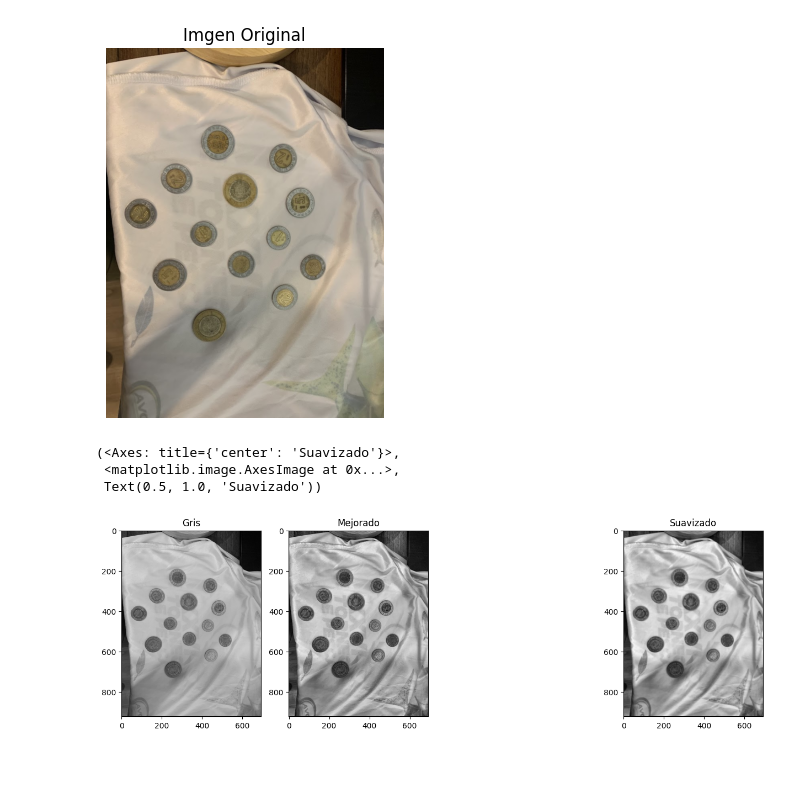
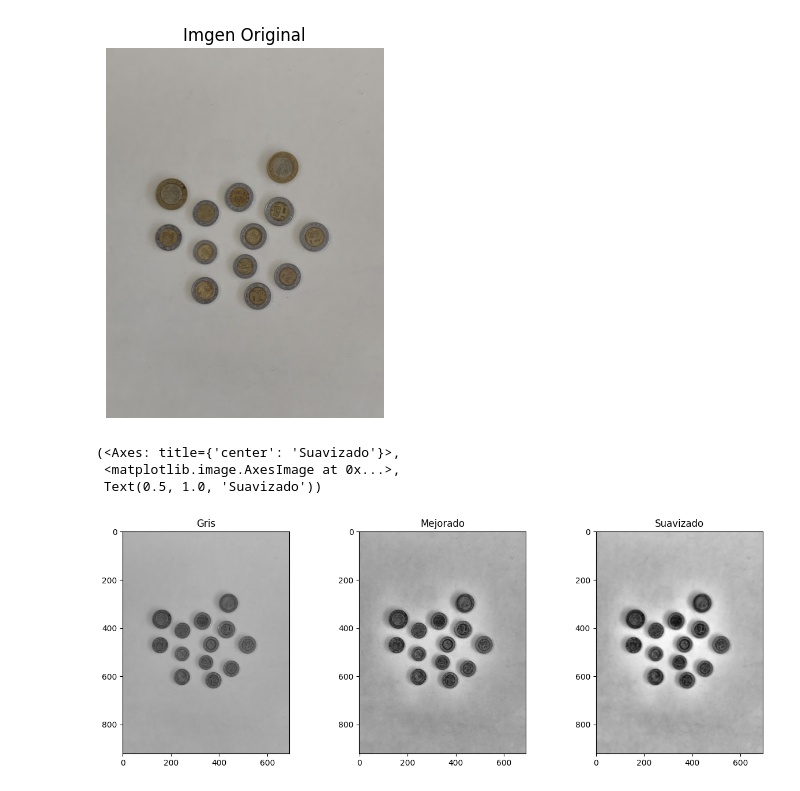
Before and after one commit to Mojarras7/TC1001S, a Jupyter notebook: coin_counter/Coin Counter.ipynb, the cells around one changed output. Drawn from its saved outputs; the diff is of its cells as text; code cells hidden in the pictures; blank space fills up the shorter version.

Commit message:
improved filter parameters, added more images

```diff
--- a/coin_counter/Coin Counter.ipynb
+++ b/coin_counter/Coin Counter.ipynb
@@ -21,10 +21,10 @@ except:
 # ========== LOAD IMAGE ==========
 
 if tkinter_available:
-    Tk().withdraw()
-    file_name = askopenfilename(title="Select an image file", filetypes=[("Image files", "*.jpg *.jpeg *.png *.bmp")])
+	Tk().withdraw()
+	file_name = askopenfilename(title="Select an image file", filetypes=[("Image files", "*.jpg *.jpeg *.png *.bmp")])
 else:
-    file_name = "images/IMG_0494.jpg"  #
+	file_name = "images/IMG_0496.jpg"  #
 
 imagen = cv2.imread(file_name)
 
@@ -34,37 +34,37 @@ plt.axis('off')
 plt.title("Imgen Original")
 plt.show()
 # %% [output]
-[figure, old version]
+[figure, new version]
 # %%
-# ========== IMPROVED PREPROCESSING ==========
+# ========== IMAGE PRE-PROCESSING ==========
 gray = cv2.cvtColor(imagen, cv2.COLOR_BGR2GRAY)
 
 # Mejorar contraste con CLAHE
 clahe = cv2.createCLAHE(clipLimit=2.0, tileGridSize=(8, 8))
 gray_enhanced = clahe.apply(gray)
 
 
 
 # Kernel dinámico basado en resolución
 altura, anchura = gray.shape
 kernel_size = max(3, int(min(altura, anchura) * 0.01))
 if kernel_size % 2 == 0:  # kernel debe ser impar
 	kernel_size += 1
 gauss = cv2.GaussianBlur(gray_enhanced, (kernel_size, kernel_size), 0)
 
 #print out the images to see the difference
 # Create a figure with appropriate size
 plt.figure(figsize=(15, 5))
 
 # Display the preprocessing stages
-plt.subplot(1, 4, 1), plt.imshow(gray, cmap='gray'), plt.title('Gris')
-plt.subplot(1, 4, 2), plt.imshow(gray_enhanced, cmap='gray'), plt.title('Mejorado')
-plt.subplot(1, 4, 4), plt.imshow(gauss, cmap='gray'), plt.title('Suavizado')
+plt.subplot(1, 3, 1), plt.imshow(gray, cmap='gray'), plt.title('Gris')
+plt.subplot(1, 3, 2), plt.imshow(gray_enhanced, cmap='gray'), plt.title('Mejorado')
+plt.subplot(1, 3, 3), plt.imshow(gauss, cmap='gray'), plt.title('Suavizado')
 # %% [output]
 (<Axes: title={'center': 'Suavizado'}>,
  <matplotlib.image.AxesImage at 0x...>,
  Text(0.5, 1.0, 'Suavizado'))
-[figure, old version]
+[figure, new version]
 # %%
 # ========== DETECCIÓN DE CÍRCULOS ==========
 min_dim = min(altura, anchura)
```
Also changed, not shown: parts of 2 cells of this notebook, 2 other files.
